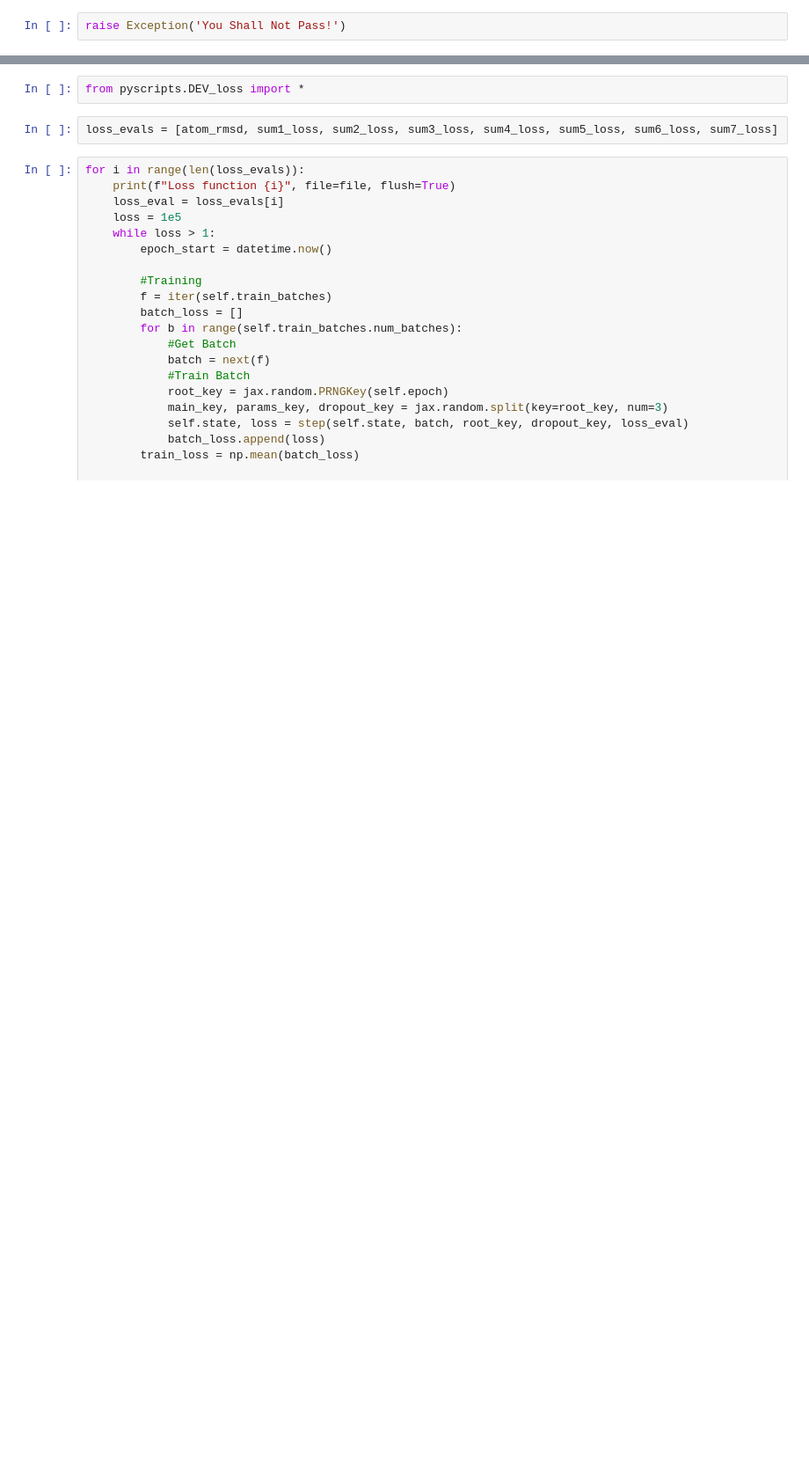
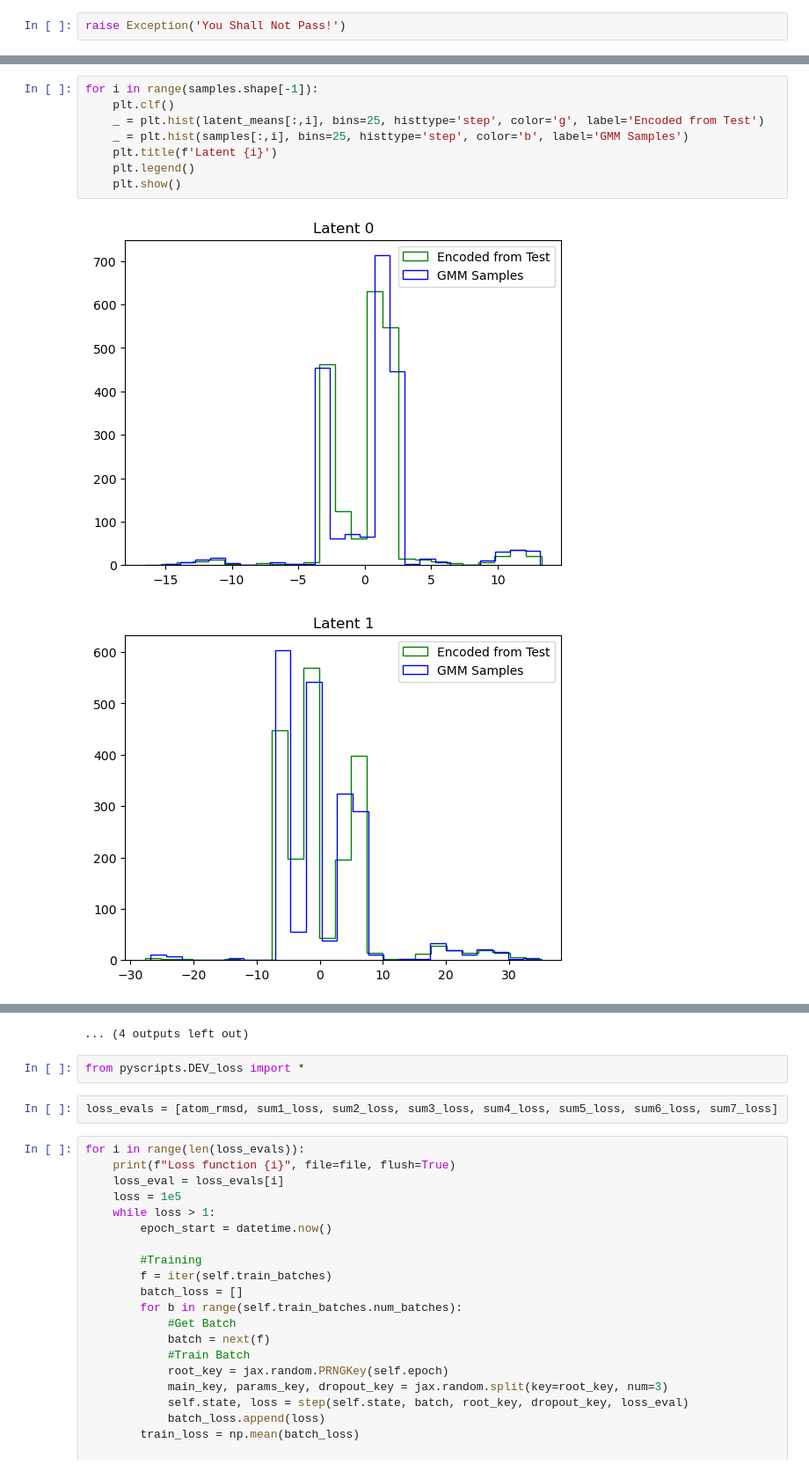
Before and after one commit to CCBatIIT/Deep-MMS, a Jupyter notebook: RUN.ipynb, the cells around one changed output, grey strips where cells are left out. Shown at 88% size. Saved outputs shown, nothing was run; the diff lists cells and outputs as text; blank space fills up the shorter version.

```diff
--- a/RUN.ipynb
+++ b/RUN.ipynb
@@ -105,0 +213,11 @@ raise Exception('You Shall Not Pass!')
+# %%
+for i in range(samples.shape[-1]):
+    plt.clf()
+    _ = plt.hist(latent_means[:,i], bins=25, histtype='step', color='g', label='Encoded from Test')
+    _ = plt.hist(samples[:,i], bins=25, histtype='step', color='b', label='GMM Samples')
+    plt.title(f'Latent {i}')
+    plt.legend()
+    plt.show()
+# %% [output]
+[figure, added]
+[figure, added]
@@ -106,3 +234,4 @@ raise Exception('You Shall Not Pass!')
+... (4 outputs left out)
 # %%
 from pyscripts.DEV_loss import *
 # %%
```
Also changed, not shown: parts of 13 cells of this notebook, 2 other files.
